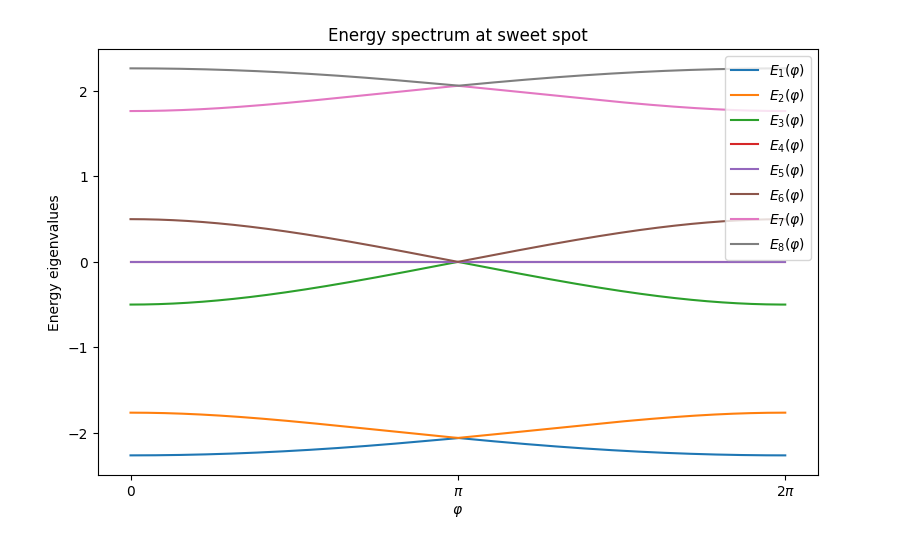
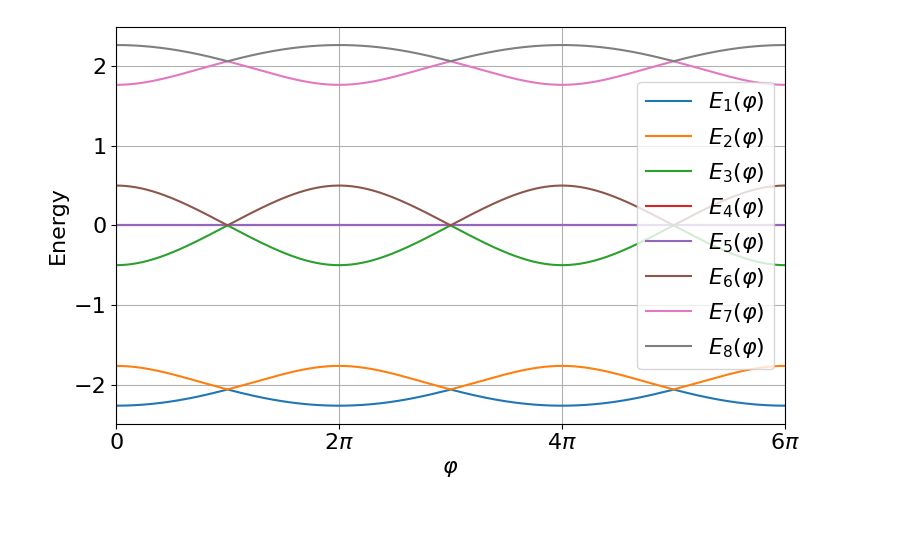
Before and after one commit to oscartq/qsim_mzm, a Jupyter notebook: energy/energy-nambu.ipynb, the cells around one changed output. Saved outputs shown, nothing was run; the diff lists cells and outputs as text; code cells hidden in the pictures; blank space fills up the shorter version.

Commit message:
generated graphs for the tight binding chain and energy of the josephson junction

```diff
--- a/energy/energy-nambu.ipynb
+++ b/energy/energy-nambu.ipynb
@@ -33,7 +33,7 @@ def compute_eigensystem(epsilon1, epsilon2, t, Delta):
     H = hamiltonian(epsilon1, epsilon2, t, Delta)
     eigvals, eigvecs = np.linalg.eig(H)
     idx = np.argsort(eigvals)  # Sort eigenvalues and vectors
-    return np.real(eigvals[idx]), np.real(eigvecs[:, idx])
+    return eigvals[idx], eigvecs[:, idx]
 
 num_sites = 4  # total number of sites/qubits
 # Define parameters
@@ -43,44 +43,46 @@ eps = np.zeros(num_sites)  # ε_i = 1 for all sites
 tc  = 0.5                # central coupling strength
 
 # Sweep phi from 0 to 6π
-phi_list = np.linspace(0, 2*np.pi, 1000)
+phi_list = np.linspace(0, 6*np.pi, 1000)
 # Array to store the two lowest eigenvalues
 n = 8
 levels = np.zeros((len(phi_list), n))
 
 # Loop over phi values, bind parameters, diagonalize, and store lowest two levels
 for i, phi in enumerate(phi_list):
     # pairing phases
-    delta0 = np.exp(-1j * phi / 2)
-    delta1 = np.exp(+1j * phi / 2)
-    t0 = delta0
-    t1 = delta1
-
+    delta = 1
+    delta0 = delta*np.exp(-1j * phi / 2)
+    delta1 = delta*np.exp(+1j * phi / 2)
+    t0 = 1
+    t1 = 1
     # get numeric Hamiltonian and eigenvalues
     eigs, eigs_vec = compute_eigensystem(eps, [t0, t1], [delta0, delta1], tc)
     # save two lowest levels
     # select the 4 eigenvalues nearest to zero (smallest |E|)
 
     selected = np.argsort(np.abs(eigs))[:4]
     # sort these so plotting is ordered from lowest to highest
     levels[i, :] = eigs#eigs[5:11]#eigs[selected]
 
+plt.rcParams.update({"font.size": 16})
+
 # Plot the selected energy levels vs varphi
 plt.figure(figsize=(8,5))
 for j in range(n):
     plt.plot(phi_list, levels[:, j], label=fr'$E_{{{j+1}}}(\varphi)$')
 
-# Label x-axis with varphi ticks at multiples of 2π
-ticks = [0, np.pi, 2*np.pi]
-labels = [r'$0$', r'$\pi$', r'$2\pi$']
+ticks = [0, 2*np.pi, 4*np.pi, 6*np.pi]
+labels = [r'$0$', r'$2\pi$', r'$4\pi$', r'$6\pi$']
 plt.xticks(ticks, labels)
 
 plt.xlabel(r'$\varphi$')  # use varphi
-plt.ylabel('Energy eigenvalues')
-plt.legend()
+plt.xlim(0,6*np.pi)
+plt.ylabel('Energy')
+plt.legend(loc='center right')
 plt.tight_layout()
-plt.title(r'Energy spectrum at sweet spot')
-plt.savefig("figures/energy/spectrum02pi_sweet_spot_BdG.pdf")
+plt.grid()
+plt.savefig("figures/energy/spectrum06pi_sweet_spot_BdG.pdf")
 plt.show()
 # %% [output]
-[figure, old version]
+[figure, new version]
```
Also changed, not shown: 14 other files.
